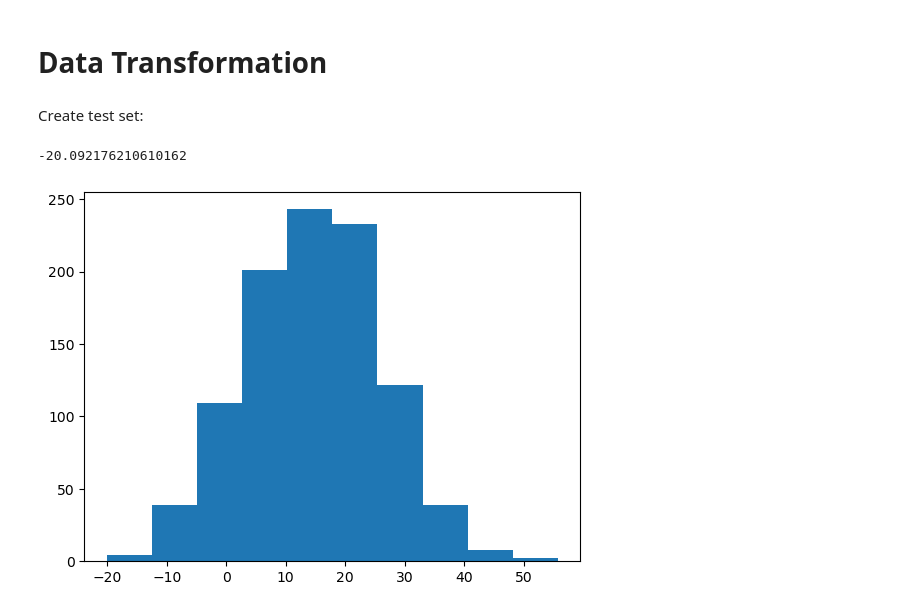
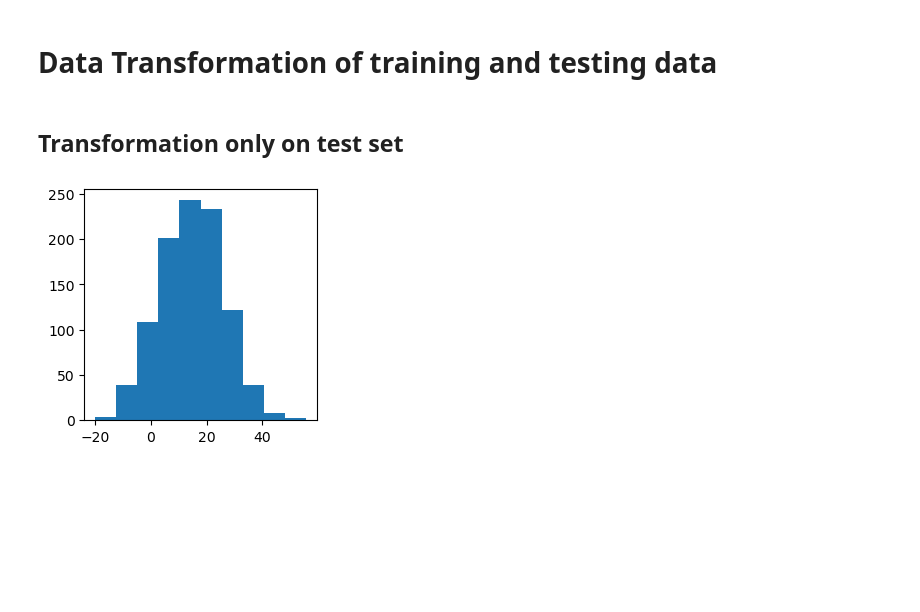
Before and after one commit to annegriddl/slds_stratification, a Jupyter notebook: Simulations/Experiments4 Final SetUp RF/data_transformations.ipynb, the cells around one changed output. Cells and saved outputs as stored; diff of their text form; code cells hidden in the pictures; blank space fills up the shorter version.

```diff
--- a/Simulations/Experiments4 Final SetUp RF/data_transformations.ipynb
+++ b/Simulations/Experiments4 Final SetUp RF/data_transformations.ipynb
@@ -1,21 +1,19 @@
 # %% [markdown]
-# Data Transformation
+# Data Transformation of training and testing data
 # %%
 from sklearn.datasets import make_friedman1
 import numpy as np
 import matplotlib.pyplot as plt
-# %% [markdown]
-Create test set:
+# %% [markdown]
+## Transformation only on test set
 # %%
 # without any transformation
 X_test, y_test = make_friedman1(n_samples=1000, n_features=10, noise=10, random_state=1)
 min_y_test = min(y_test)
-print(min_y_test)
 
-# plot y_test
+fig, axs = plt.subplots(figsize=(3, 3))
 plt.hist(y_test)
 plt.show()
 # %% [output]
--20.092176210610162
-[figure, old version]
+[figure, new version]
 # %%
```
Also changed, not shown: parts of 11 cells of this notebook, 1 other file.
